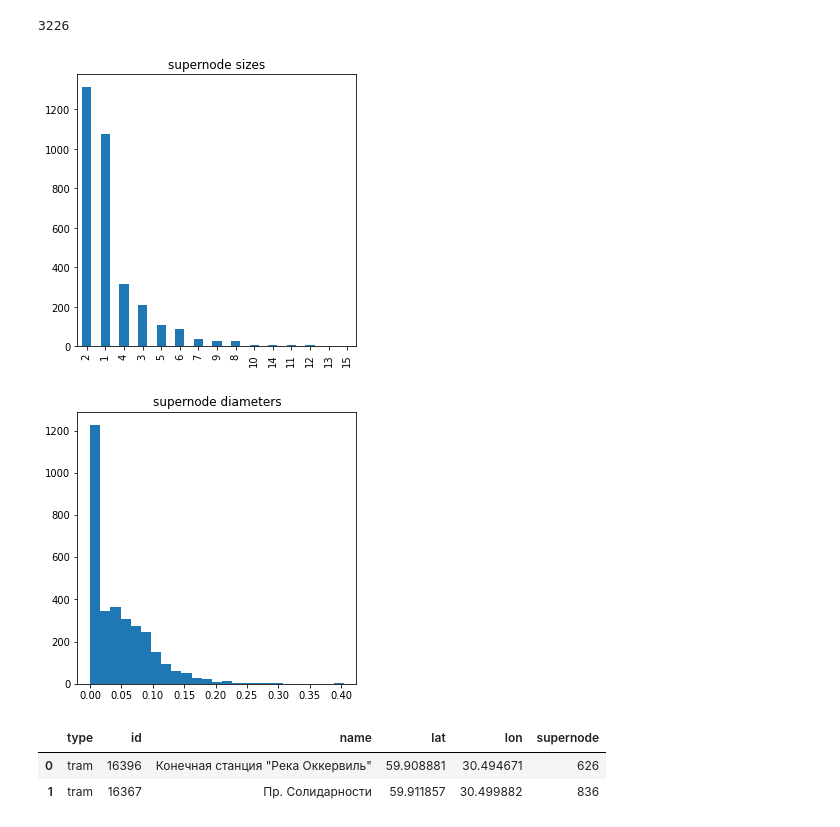
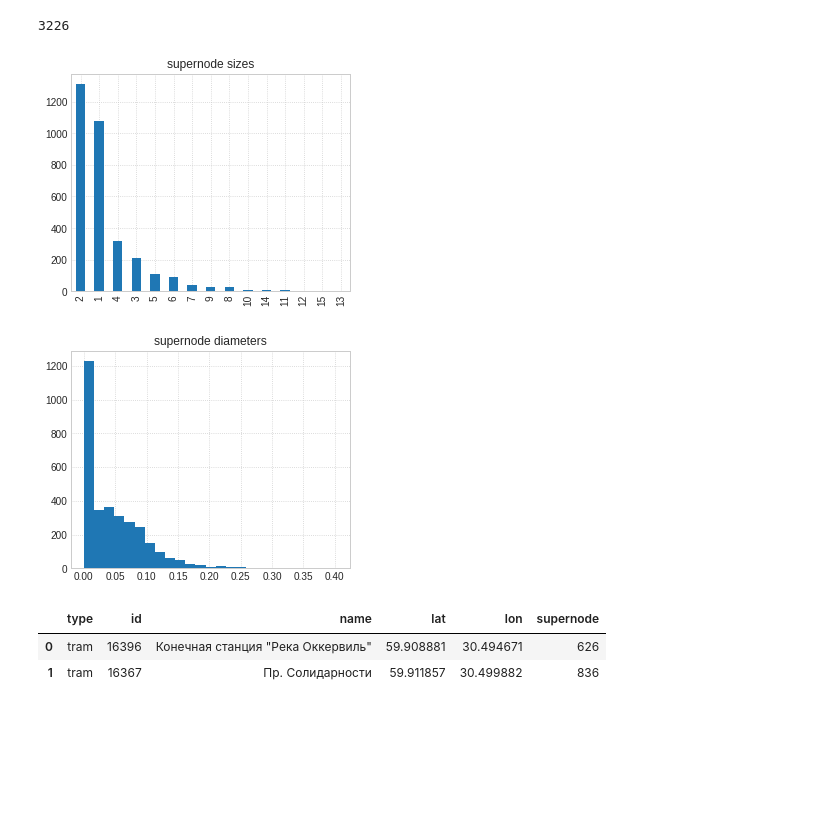
Before and after one commit to AlgoMathITMO/public-transport-network, a Jupyter notebook: pipeline/2_supernodes.ipynb, the cells around one changed output. Drawn from its saved outputs; the diff is of its cells as text; code cells hidden in the pictures; blank space fills up the shorter version.

```diff
--- a/pipeline/2_supernodes.ipynb
+++ b/pipeline/2_supernodes.ipynb
@@ -22,6 +22,13 @@ from myutils.spatial import get_earth_distances
 from myutils.json import save_json
 
 from config import stops_fpath, supernodes_fpath
+
+plt.style.use('seaborn-whitegrid')
+plt.rcParams['figure.figsize'] = 5, 4
+plt.rcParams['grid.linestyle'] = 'dotted'
+plt.rcParams['lines.linewidth'] = 0.8
+plt.rcParams['lines.marker'] = '.'
+plt.rcParams['lines.markersize'] = 3
 # %%
 stops = pd.read_json(stops_fpath)
 
@@ -61,10 +68,10 @@ len(supernodes)
 # %%
 supernode_sizes = pd.Series(supernodes).apply(len).value_counts()
 
-supernode_sizes.plot(kind='bar', figsize=(5, 5))
+supernode_sizes.plot(kind='bar')
 plt.title('supernode sizes');
 # %% [output]
-[figure, old version]
+[figure, new version]
 # %%
 def supernode_diameter(supernode: Set[int]) -> float:
     coords_ = coords.loc[supernode, ['lat', 'lon']].values
@@ -76,11 +83,10 @@ def supernode_diameter(supernode: Set[int]) -> float:
 
 supernode_diameters = [supernode_diameter(supernode) for supernode in supernodes]
 
-plt.figure(figsize=(5, 5))
 plt.hist(supernode_diameters, bins=25)
 plt.title('supernode diameters');
 # %% [output]
-[figure, old version]
+[figure, new version]
 # %%
 supernodes_json = []
 
```
Also changed, not shown: parts of 1 cell of this notebook, 12 other files.
